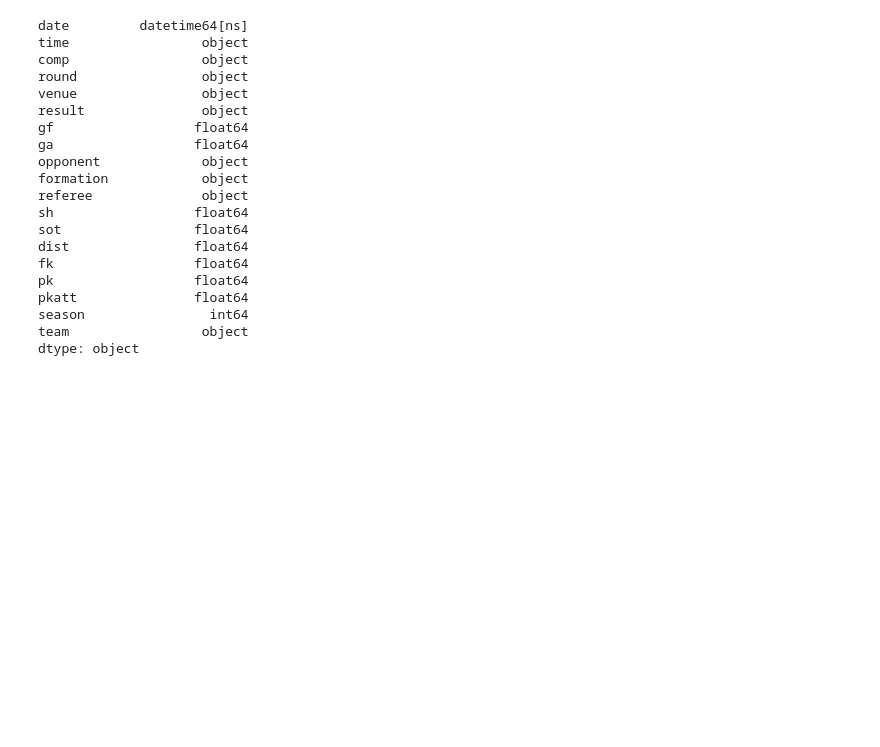
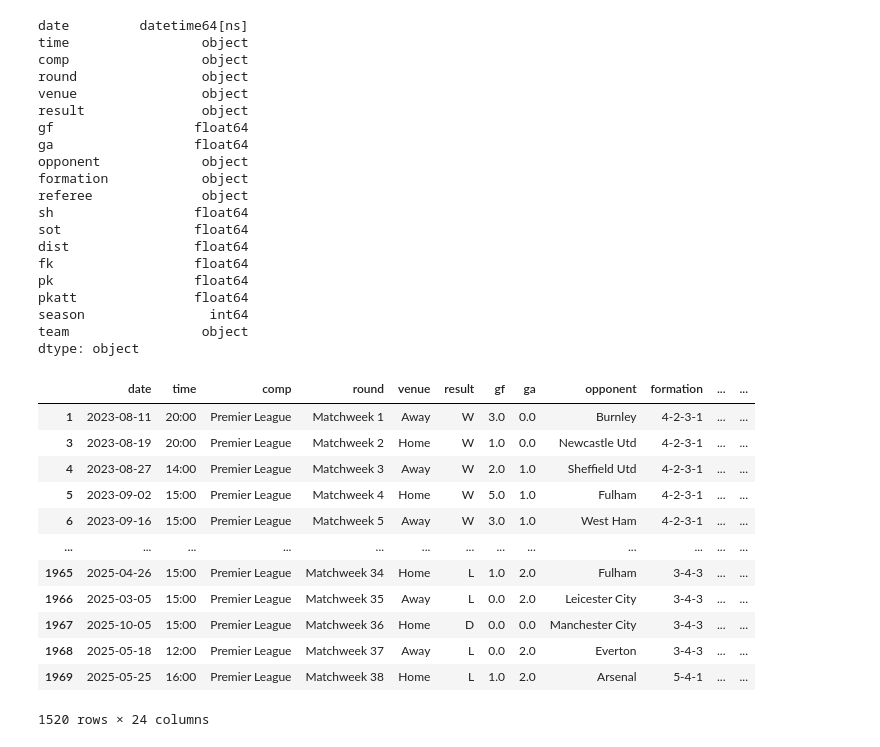
Before and after one commit to arifarman02/EPL-match-winner, a Jupyter notebook: prediction.ipynb, the cells around one changed output. Drawn from its saved outputs; the diff is of its cells as text; code cells hidden in the pictures; blank space fills up the shorter version.

```diff
--- a/prediction.ipynb
+++ b/prediction.ipynb
@@ -151,3 +150,36 @@ pkatt               float64
 season                int64
 team                 object
 dtype: object
+# %%
+# Convert the venue into a venue code
+
+matches['venue_code'] = matches['venue'].astype('category').cat.codes
+
+# Do the same for the opponents
+
+matches['opp_code'] = matches['opponent'].astype('category').cat.codes
+# %%
+# Convert time into int (maybe teams perform better at certain times of day)
+matches['hour'] = matches['time'].str.replace(':.+', '', regex=True).astype('int')
+# %%
+# Do the same for date too
+matches['day_code'] = matches['date'].dt.day_of_week
+# %%
+# Create a target. Whether the team won or not
+matches['target'] = (matches['result'] == 'W').astype('int')
+# %%
+matches
+# %% [output]
+|  | date | time | comp | round | venue | result | gf | ga | opponent | formation | ... | ... |
+| 1 | 2023-08-11 | 20:00 | Premier League | Matchweek 1 | Away | W | 3.0 | 0.0 | Burnley | 4-2-3-1 | ... | ... |
+| 3 | 2023-08-19 | 20:00 | Premier League | Matchweek 2 | Home | W | 1.0 | 0.0 | Newcastle Utd | 4-2-3-1 | ... | ... |
+| 4 | 2023-08-27 | 14:00 | Premier League | Matchweek 3 | Away | W | 2.0 | 1.0 | Sheffield Utd | 4-2-3-1 | ... | ... |
+| 5 | 2023-09-02 | 15:00 | Premier League | Matchweek 4 | Home | W | 5.0 | 1.0 | Fulham | 4-2-3-1 | ... | ... |
+| 6 | 2023-09-16 | 15:00 | Premier League | Matchweek 5 | Away | W | 3.0 | 1.0 | West Ham | 4-2-3-1 | ... | ... |
+| ... | ... | ... | ... | ... | ... | ... | ... | ... | ... | ... | ... | ... |
+| 1965 | 2025-04-26 | 15:00 | Premier League | Matchweek 34 | Home | L | 1.0 | 2.0 | Fulham | 3-4-3 | ... | ... |
+| 1966 | 2025-03-05 | 15:00 | Premier League | Matchweek 35 | Away | L | 0.0 | 2.0 | Leicester City | 3-4-3 | ... | ... |
+| 1967 | 2025-10-05 | 15:00 | Premier League | Matchweek 36 | Home | D | 0.0 | 0.0 | Manchester City | 3-4-3 | ... | ... |
+| 1968 | 2025-05-18 | 12:00 | Premier League | Matchweek 37 | Away | L | 0.0 | 2.0 | Everton | 3-4-3 | ... | ... |
+| 1969 | 2025-05-25 | 16:00 | Premier League | Matchweek 38 | Home | L | 1.0 | 2.0 | Arsenal | 5-4-1 | ... | ... |
+1520 rows × 24 columns
```
Also changed, not shown: parts of 10 cells of this notebook.
